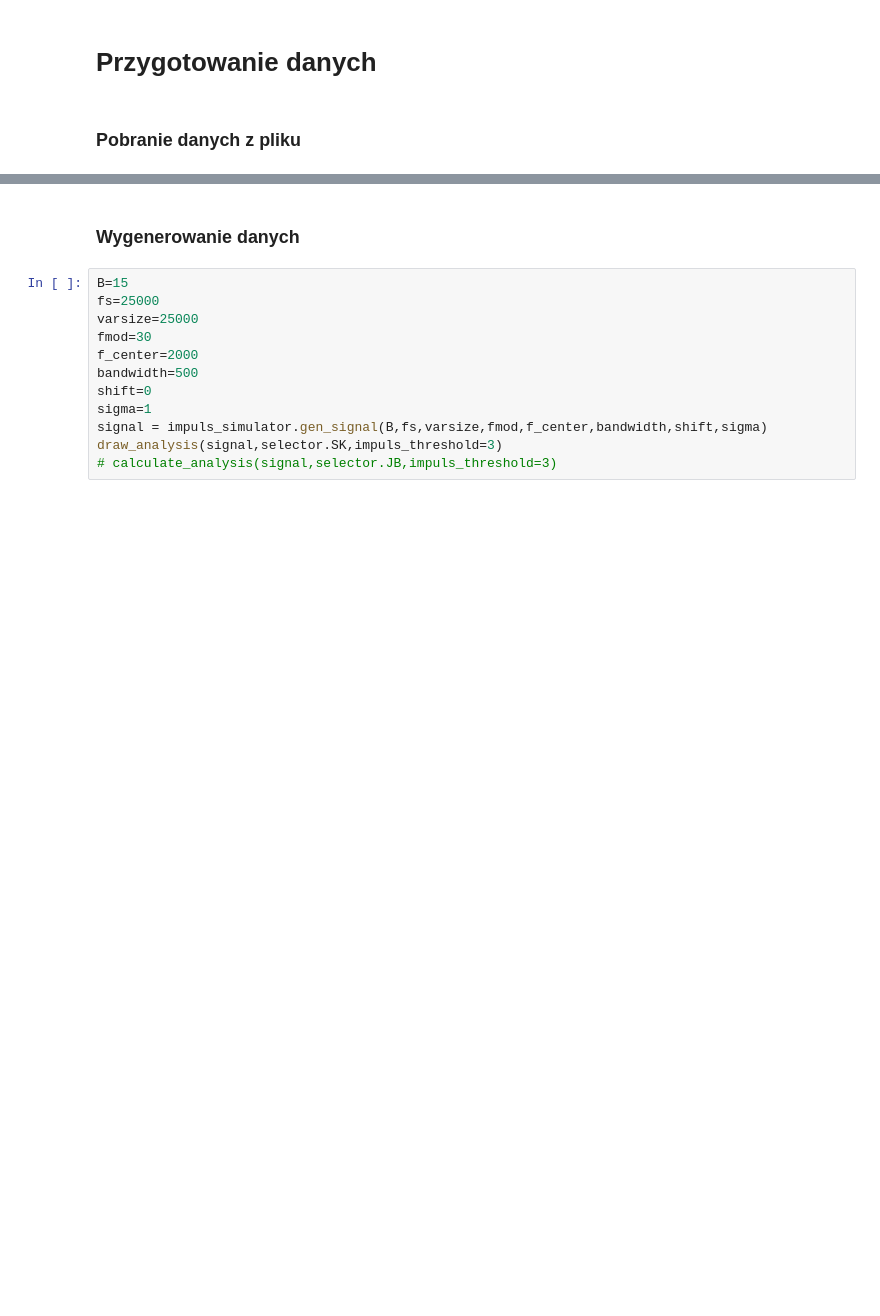
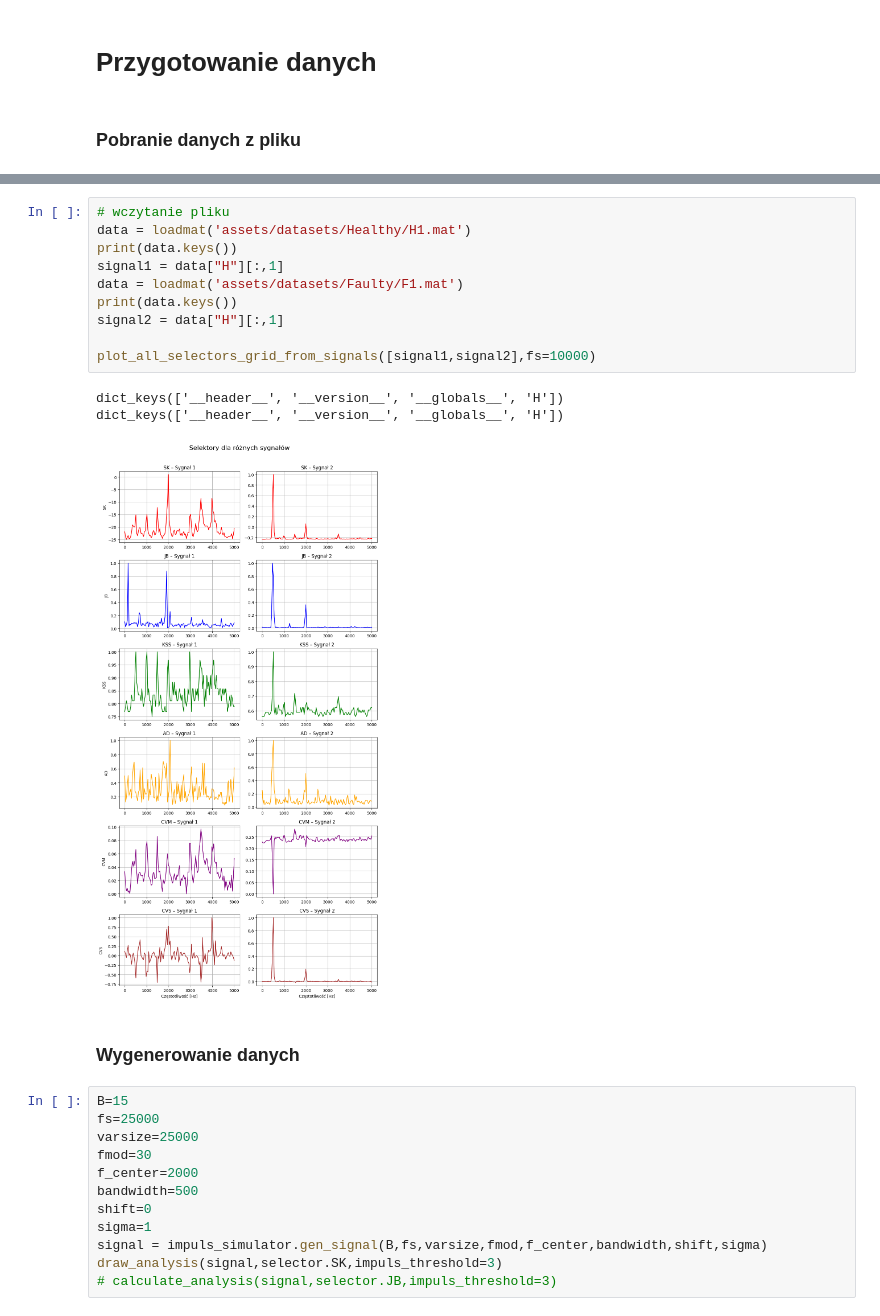
Before and after one commit to MD275996/System-to-identify-anomalies-in-vibration-signals-for-local-damage-detection-in-machines, a Jupyter notebook: main.ipynb, the cells around one changed output, grey strips where cells are left out. Drawn from its saved outputs; the diff is of its cells as text; blank space fills up the shorter version.

```diff
--- a/main.ipynb
+++ b/main.ipynb
@@ -262,3 +307,17 @@ draw_all_selectors(signal)
+# %%
+# wczytanie pliku
+data = loadmat('assets/datasets/Healthy/H1.mat')
+print(data.keys())
+signal1 = data["H"][:,1]
+data = loadmat('assets/datasets/Faulty/F1.mat')
+print(data.keys())
+signal2 = data["H"][:,1]
+
+plot_all_selectors_grid_from_signals([signal1,signal2],fs=10000)
+# %% [output]
+dict_keys(['__header__', '__version__', '__globals__', 'H'])
+dict_keys(['__header__', '__version__', '__globals__', 'H'])
+[figure, added]
 # %% [markdown]
 ### Wygenerowanie danych
 # %%
```
Also changed, not shown: parts of 6 cells of this notebook.
